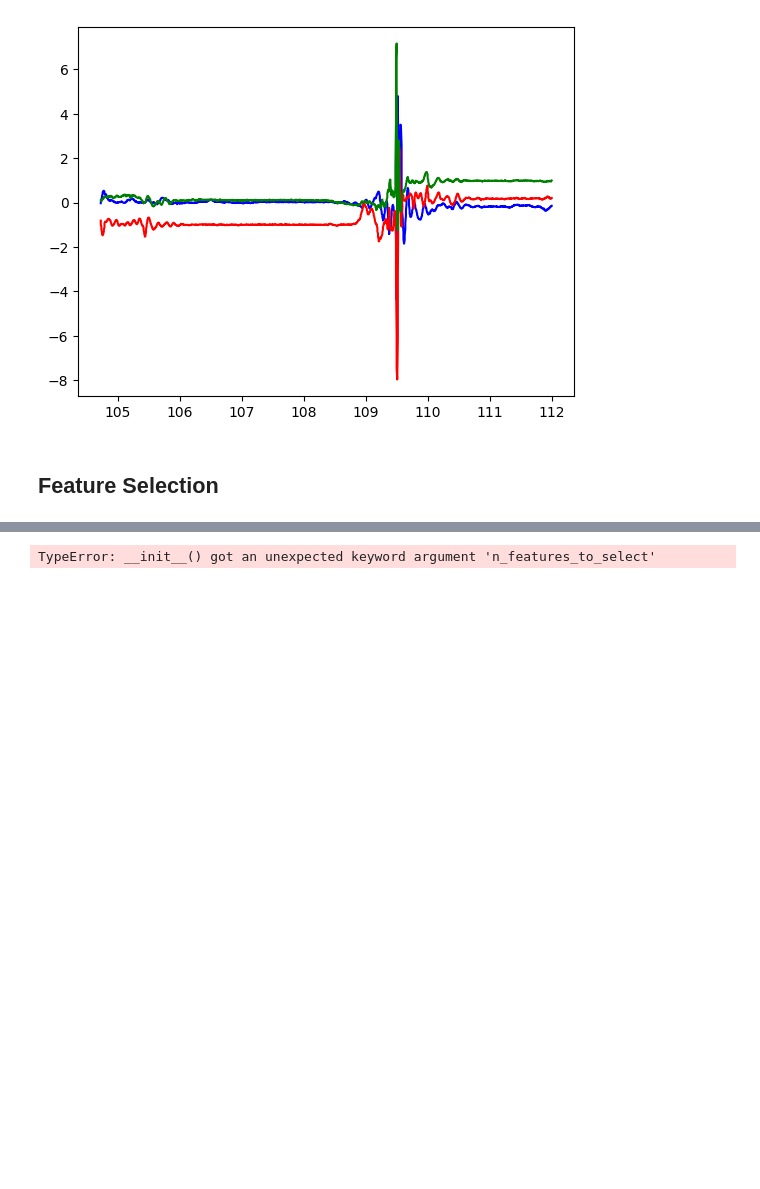
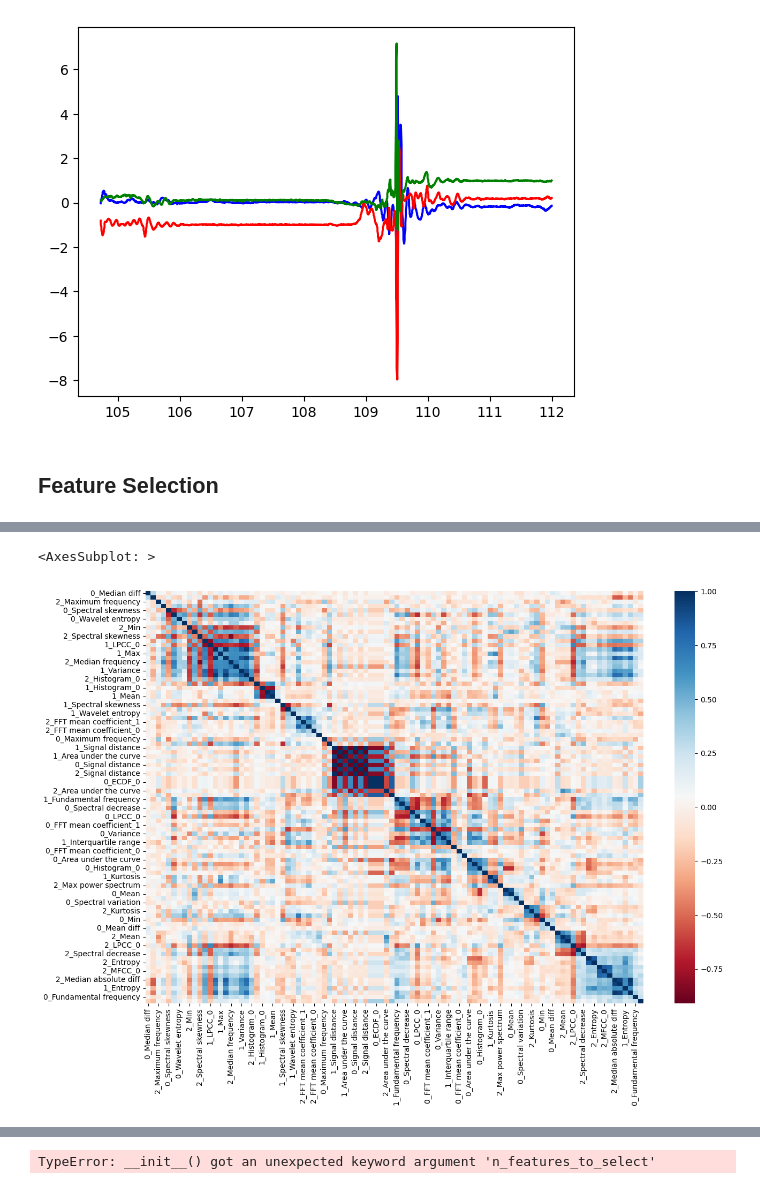
Before and after one commit to SmearyTundra/slhd-challenge, a Jupyter notebook: notebooks/preprocess.ipynb, the cells around one changed output, grey strips where cells are left out. Saved outputs shown, nothing was run; the diff lists cells and outputs as text; code cells hidden in the pictures; blank space fills up the shorter version.

```diff
--- a/notebooks/preprocess.ipynb
+++ b/notebooks/preprocess.ipynb
@@ -189,0 +255,18 @@ plt.show()
+# %%
+# Keep the indices to sort labels
+labels_order = np.argsort(labels)
+
+# Build a new dataframe with the sorted columns
+for idx, i in enumerate(X_train.columns[labels_order]):
+    if idx == 0:
+        clustered = pd.DataFrame(X_train[i])
+    else:
+        df_to_append = pd.DataFrame(X_train[i])
+        clustered = pd.concat([clustered, df_to_append], axis=1)
+# %%
+plt.figure(figsize=(15,10))
+correlations = clustered.corr()
+sns.heatmap(round(correlations,2), cmap='RdBu', annot=False)
+# %% [output]
+<AxesSubplot: >
+[figure, added]
```
Also changed, not shown: parts of 8 cells of this notebook.
